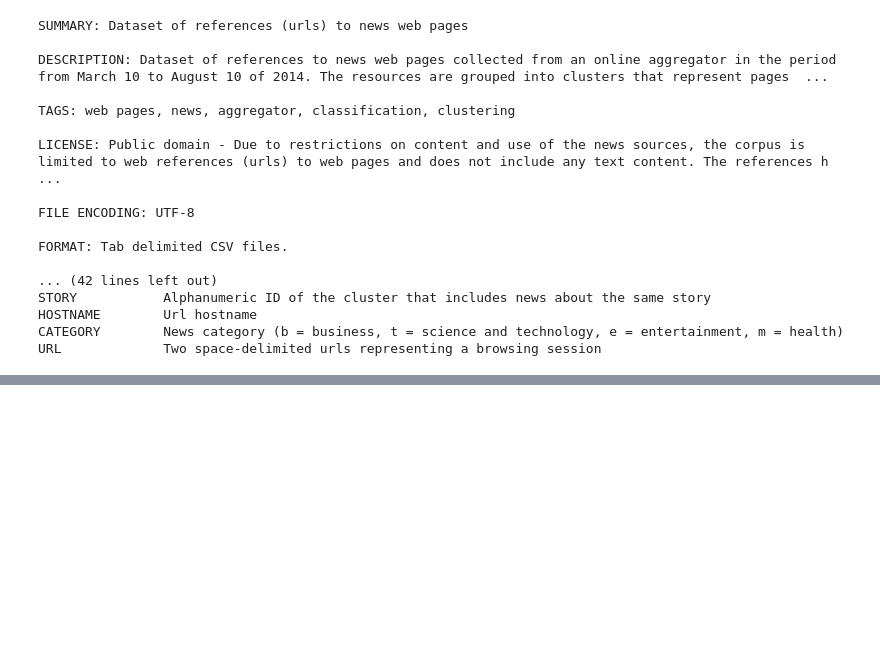
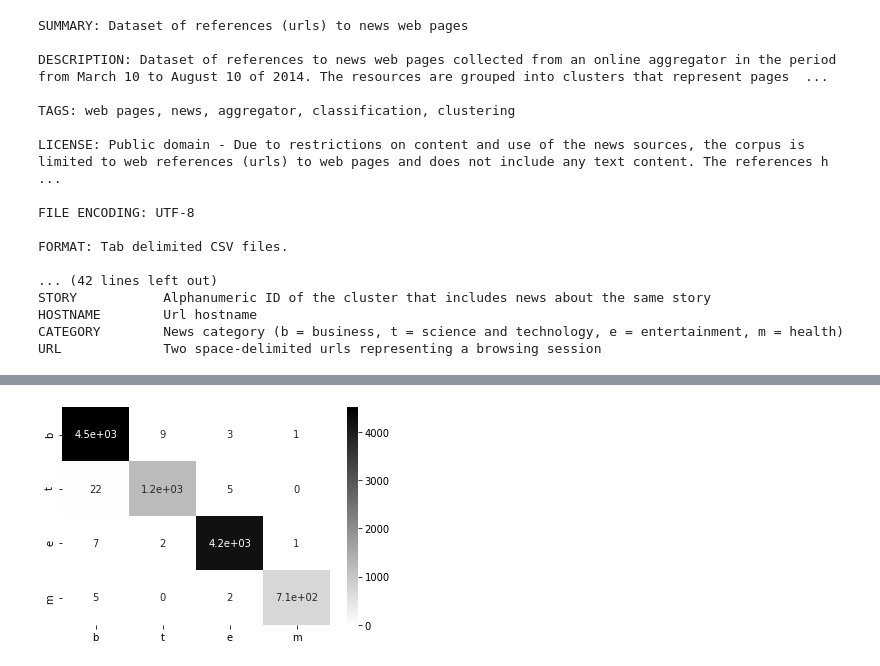
Before and after one commit to shinchu/nlp100, a Jupyter notebook: notebooks/nlp100_6.ipynb, the cells around one changed output, grey strips where cells are left out. Drawn from its saved outputs; the diff is of its cells as text; code cells hidden in the pictures; blank space fills up the shorter version.

```diff
--- a/notebooks/nlp100_6.ipynb
+++ b/notebooks/nlp100_6.ipynb
@@ -132,0 +269,2 @@ import re
+# %%
+lr.fit(train_x, train_t)
@@ -132,0 +348,3 @@ import re
+# %%
+train_pred = lr.predict(train_x)
+test_pred = lr.predict(test_x)
@@ -132,0 +368,5 @@ import re
+# %%
+def show_cm(cm):
+    sns.heatmap(cm, annot=True, cmap='gist_gray_r', xticklabels=categories, yticklabels=categories)
+# %%
+train_cm = confusion_matrix(train_t, train_pred)
@@ -132,0 +375,4 @@ import re
+# %%
+show_cm(train_cm)
+# %% [output]
+[figure, added]
```
Also changed, not shown: parts of 82 cells of this notebook, 1 other file.
